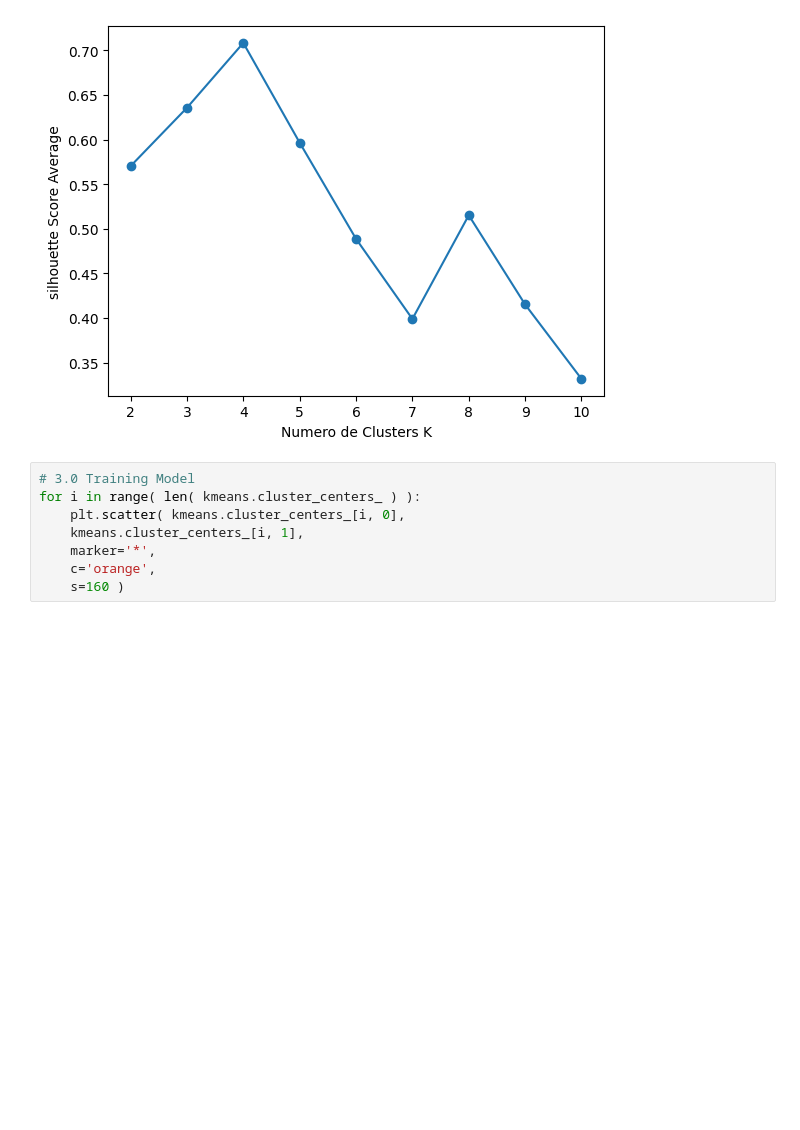
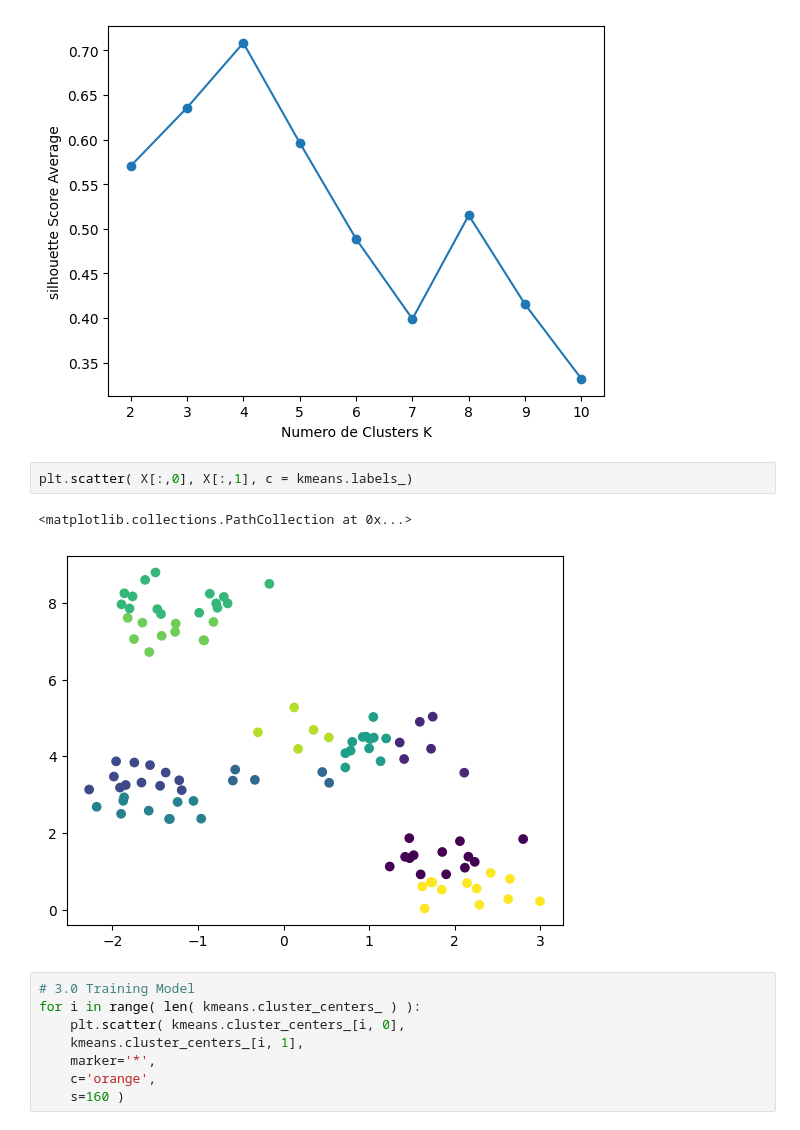
Before and after one commit to antonioorichard/respositorio_ML, a Jupyter notebook: Ciclo_4.ipynb, the cells around one changed output. Drawn from its saved outputs; the diff is of its cells as text; blank space fills up the shorter version.

```diff
--- a/Ciclo_4.ipynb
+++ b/Ciclo_4.ipynb
@@ -422,6 +422,11 @@ plt.ylabel( 'silhouette Score Average')
 # %% [output]
 Text(0, 0.5, 'silhouette Score Average')
 [figure]
+# %%
+plt.scatter( X[:,0], X[:,1], c = kmeans.labels_)
+# %% [output]
+<matplotlib.collections.PathCollection at 0x...>
+[figure, added]
 # %%
 # 3.0 Training Model
 for i in range( len( kmeans.cluster_centers_ ) ):
```
Also changed, not shown: parts of 5 cells of this notebook, 4 other files.
